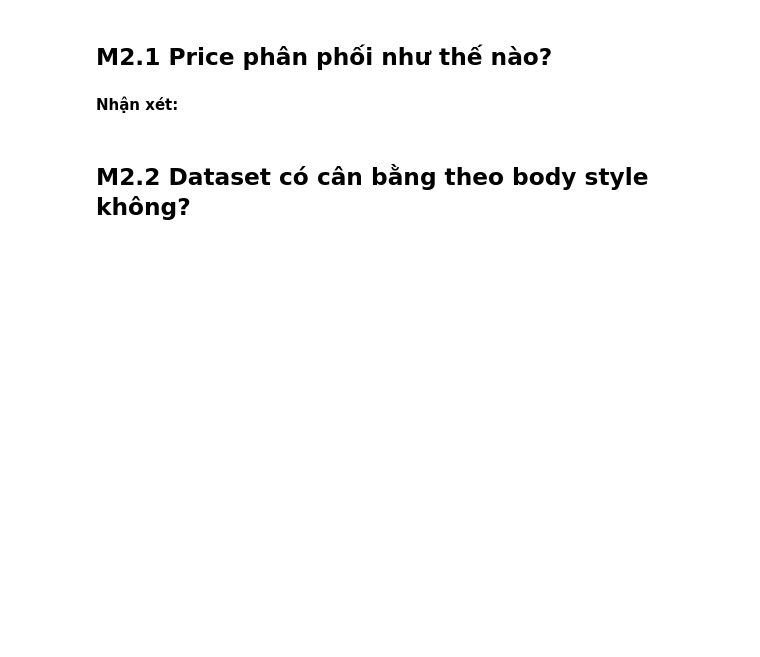
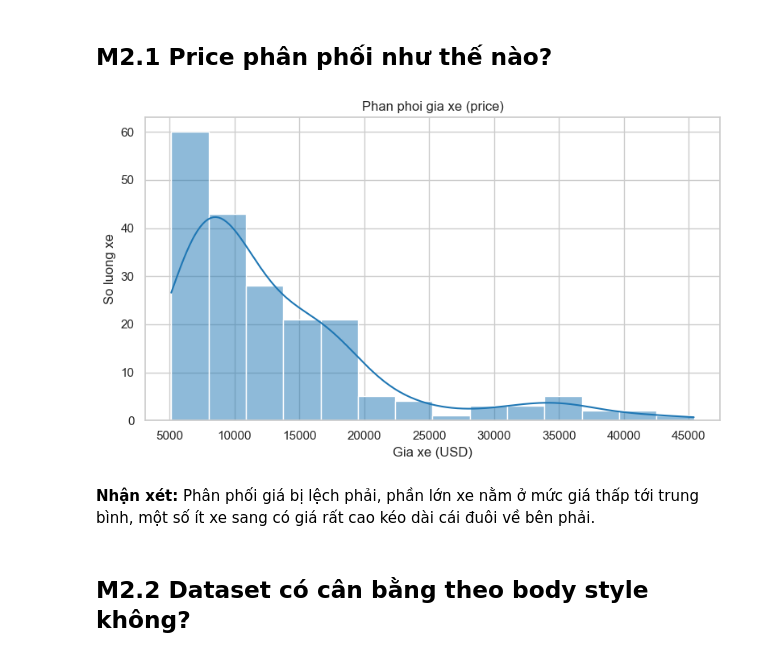
Before and after one commit to giabaomaidev/mliot-pyml-2026-hw, a Jupyter notebook: week02/numpy-pandas-eda-hw/numpy_pandas_eda_hw.ipynb, the cells around one changed output. Drawn from its saved outputs; the diff is of its cells as text; code cells hidden in the pictures; blank space fills up the shorter version.

```diff
--- a/week02/numpy-pandas-eda-hw/numpy_pandas_eda_hw.ipynb
+++ b/week02/numpy-pandas-eda-hw/numpy_pandas_eda_hw.ipynb
@@ -204,3 +352,20 @@ NUMERIC_COLUMNS = ['symboling', 'normalized_losses', 'wheel_base', 'length', 'wi
 # for column in NUMERIC_COLUMNS:
 #     ...
 # missing_by_column = ...
+
+# thay tat ca dau ? bang gia tri thieu NaN
+df_clean = raw_df.replace("?", np.nan)
+# ep cac cot so ve dang numeric
+for column in NUMERIC_COLUMNS:
+    df_clean[column] = pd.to_numeric(df_clean[column])
+# dem so o thieu tren tung cot, chi giu cot con thieu, sap xep giam dan
+missing_by_column = df_clean.isna().sum()
+missing_by_column = missing_by_column[missing_by_column > 0].sort_values(ascending=False)
+
+# in ra cac bien dau ra bat buoc
+print("df_clean (5 dong dau):")
+print(df_clean.head())
+print("dtype sau khi chuyen numeric:")
+print(df_clean.dtypes)
+print("missing_by_column:")
+print(missing_by_column)
@@ -236,3 +423,18 @@ AUTO_FEATURES = ['curb_weight', 'engine_size', 'horsepower', 'city_mpg', 'highwa
 # auto_feature_mean = ...
 # auto_feature_std = ...
 # X_auto_scaled = ...
+
+# giu lai cac dong co du 6 cot phan tich, bo dong thieu it nhat mot cot
+analysis_df = df_clean.dropna(subset=AUTO_FEATURES).reset_index(drop=True)
+X_auto = analysis_df[AUTO_FEATURES].to_numpy(dtype=np.float64)
+auto_feature_mean = X_auto.mean(axis=0)
+auto_feature_std = X_auto.std(axis=0)
+X_auto_scaled = (X_auto - auto_feature_mean) / auto_feature_std
+
+# in ra cac bien dau ra bat buoc
+print("analysis_df shape:", analysis_df.shape)
+print("X_auto shape:", X_auto.shape)
+print("auto_feature_mean:", auto_feature_mean)
+print("auto_feature_std:", auto_feature_std)
+print("X_auto_scaled (3 dong dau):")
+print(X_auto_scaled[:3])
@@ -272,9 +527,18 @@ Mỗi biểu đồ cần:
 # %% [markdown]
 ## M2.1 Price phân phối như thế nào?
 # %%
-# TODO M2.1: histogram/KDE của price
+# TODO M2.1: histogram/KDE cua price
+plt.figure()
+sns.histplot(analysis_df["price"], kde=True, color="tab:blue")
+plt.title("Phan phoi gia xe (price)")
+plt.xlabel("Gia xe (USD)")
+plt.ylabel("So luong xe")
+plt.tight_layout()
+plt.show()
+# %% [output]
+[figure, added]
 # %% [markdown]
-**Nhận xét:** <!-- 1--2 câu -->
+**Nhận xét:** Phân phối giá bị lệch phải, phần lớn xe nằm ở mức giá thấp tới trung bình, một số ít xe sang có giá rất cao kéo dài cái đuôi về bên phải.
 # %% [markdown]
 ## M2.2 Dataset có cân bằng theo body style không?
 # %%
```
Also changed, not shown: parts of 25 cells of this notebook.
